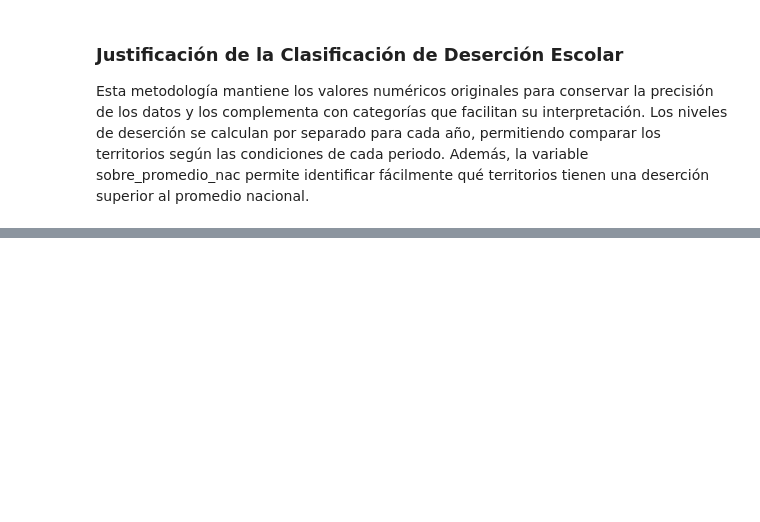
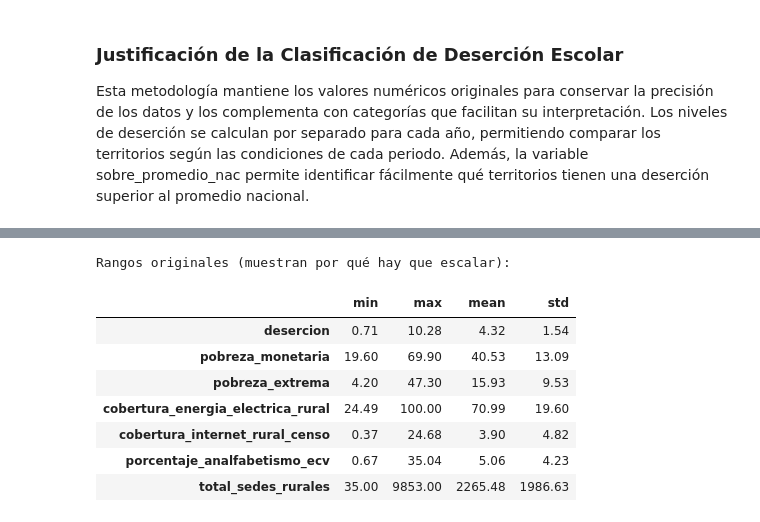
Before and after one commit to emily-escudero/Analitica-Educacion-rural, a Jupyter notebook: Entrega3EducacionRural.ipynb, the cells around one changed output, grey strips where cells are left out. Cells and saved outputs as stored; diff of their text form; code cells hidden in the pictures; blank space fills up the shorter version.

```diff
--- a/Entrega3EducacionRural.ipynb
+++ b/Entrega3EducacionRural.ipynb
@@ -956,0 +1099,31 @@ Esta metodología mantiene los valores numéricos originales para conservar la p
+# %%
+# ## 4. Normalización y estandarización
+cols_pct = ['desercion', 'pobreza_monetaria', 'pobreza_extrema', 'cobertura_energia_electrica_rural',
+            'cobertura_internet_rural_censo', 'porcentaje_analfabetismo_ecv']
+
+print("Rangos originales (muestran por qué hay que escalar):")
+display(df[cols_pct + ['total_sedes_rurales']].agg(['min', 'max', 'mean', 'std']).round(2).T)
+
+df_esc = df.copy()
+# Porcentajes: estandarización (media 0, desviación 1); los NaN se conservan
+df_esc[[c + '_std' for c in cols_pct]] = StandardScaler().fit_transform(df[cols_pct])
+# Sedes rurales: RobustScaler (usa mediana y RIC, resiste atípicos)
+df_esc['total_sedes_rurales_rob'] = RobustScaler().fit_transform(df[['total_sedes_rurales']])
+
+# Comparación visual en la variable más asimétrica
+fig = make_subplots(rows=1, cols=2, subplot_titles=['Sedes rurales sin escalar', 'Sedes rurales con RobustScaler'])
+fig.add_trace(go.Histogram(x=df_esc['total_sedes_rurales'], showlegend=False), row=1, col=1)
+fig.add_trace(go.Histogram(x=df_esc['total_sedes_rurales_rob'], showlegend=False), row=1, col=2)
+fig.show()
+
+display(df_esc[[c + '_std' for c in cols_pct]].describe().round(2).loc[['mean', 'std', 'min', 'max']])
+# %% [output]
+Rangos originales (muestran por qué hay que escalar):
+|  | min | max | mean | std |
+| desercion | 0.71 | 10.28 | 4.32 | 1.54 |
+| pobreza_monetaria | 19.60 | 69.90 | 40.53 | 13.09 |
+| pobreza_extrema | 4.20 | 47.30 | 15.93 | 9.53 |
+| cobertura_energia_electrica_rural | 24.49 | 100.00 | 70.99 | 19.60 |
+| cobertura_internet_rural_censo | 0.37 | 24.68 | 3.90 | 4.82 |
+| porcentaje_analfabetismo_ecv | 0.67 | 35.04 | 5.06 | 4.23 |
+| total_sedes_rurales | 35.00 | 9853.00 | 2265.48 | 1986.63 |
```
Also changed, not shown: parts of 13 cells of this notebook.
